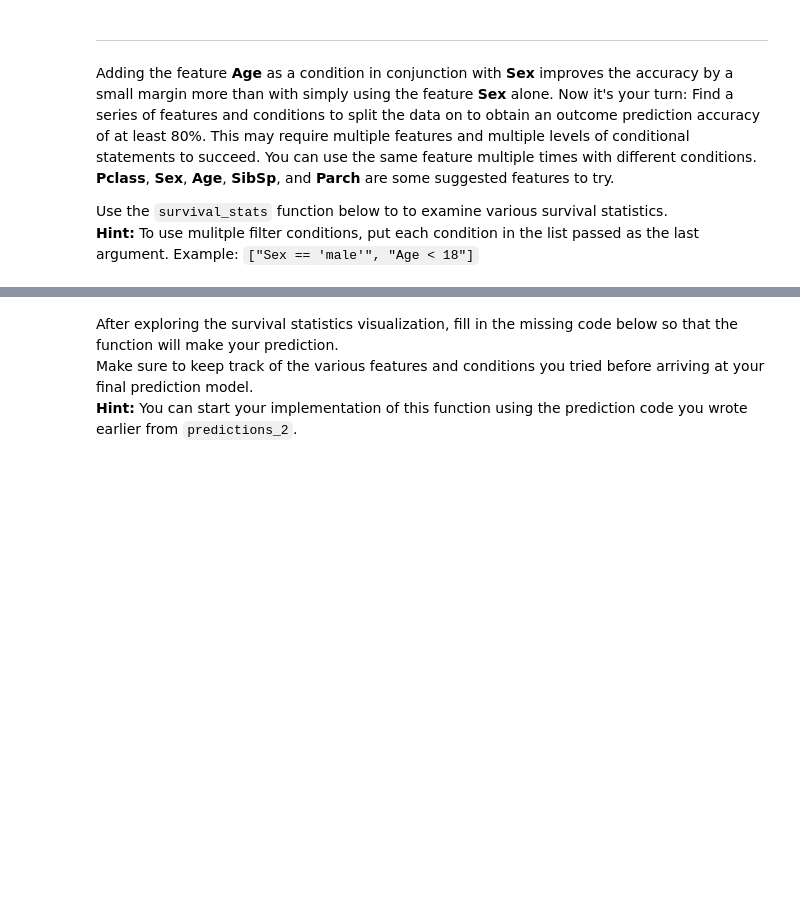
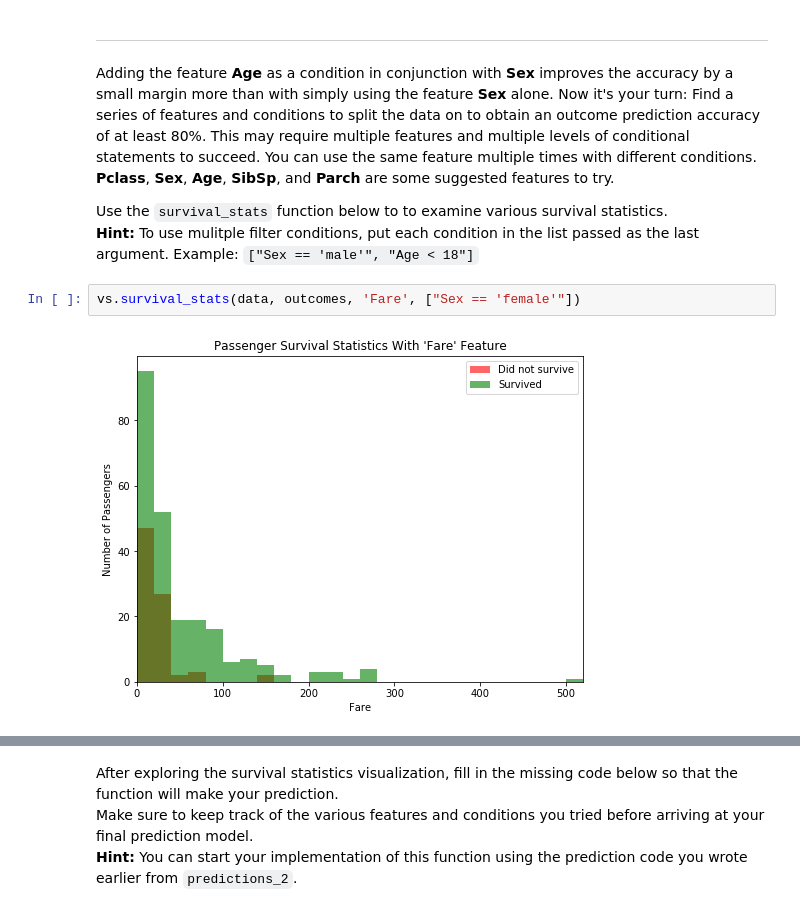
Before and after one commit to jirivrany/machine-learning, a Jupyter notebook: projects/titanic_survival_exploration/titanic_survival_exploration.ipynb, the cells around one changed output, grey strips where cells are left out. Cells and saved outputs as stored; diff of their text form; blank space fills up the shorter version.

```diff
--- a/projects/titanic_survival_exploration/titanic_survival_exploration.ipynb
+++ b/projects/titanic_survival_exploration/titanic_survival_exploration.ipynb
@@ -213,3 +213,7 @@ Adding the feature **Age** as a condition in conjunction with **Sex** improves t
 
 Use the `survival_stats` function below to to examine various survival statistics.
 **Hint:** To use mulitple filter conditions, put each condition in the list passed as the last argument. Example: `["Sex == 'male'", "Age < 18"]`
+# %%
+vs.survival_stats(data, outcomes, 'Fare', ["Sex == 'female'"])
+# %% [output]
+[figure, added]
```
Also changed, not shown: parts of 10 cells of this notebook, 2 other files.
